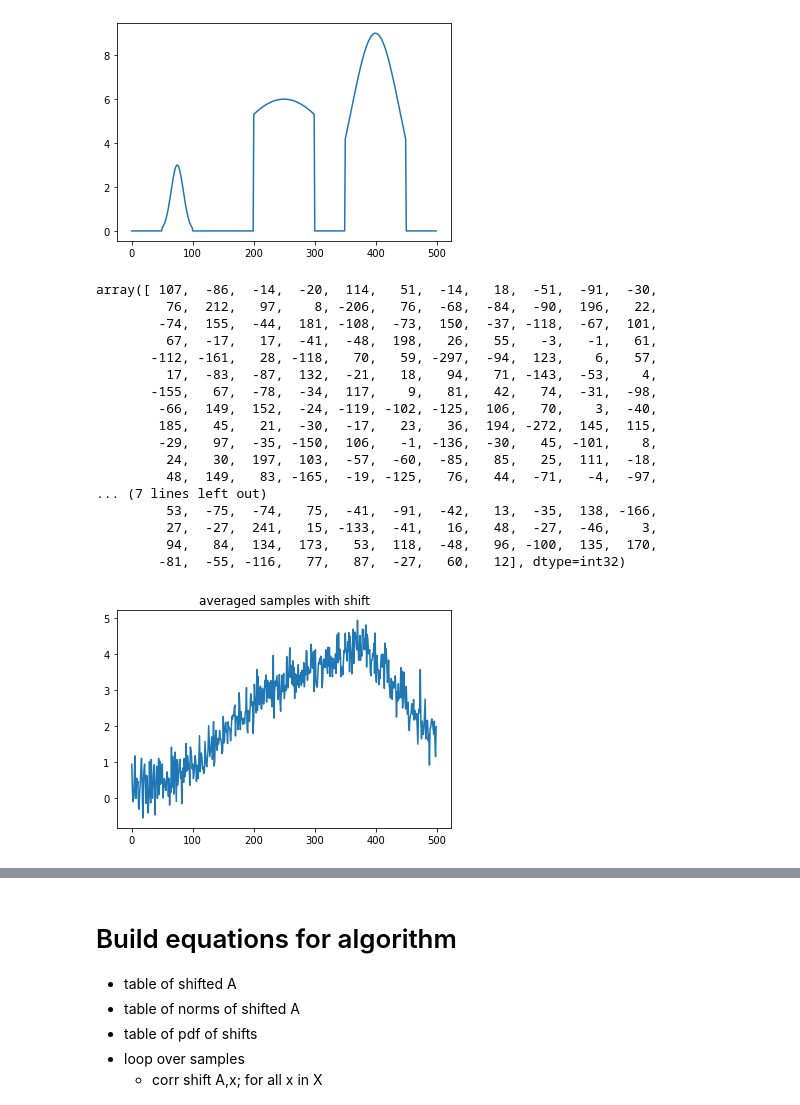
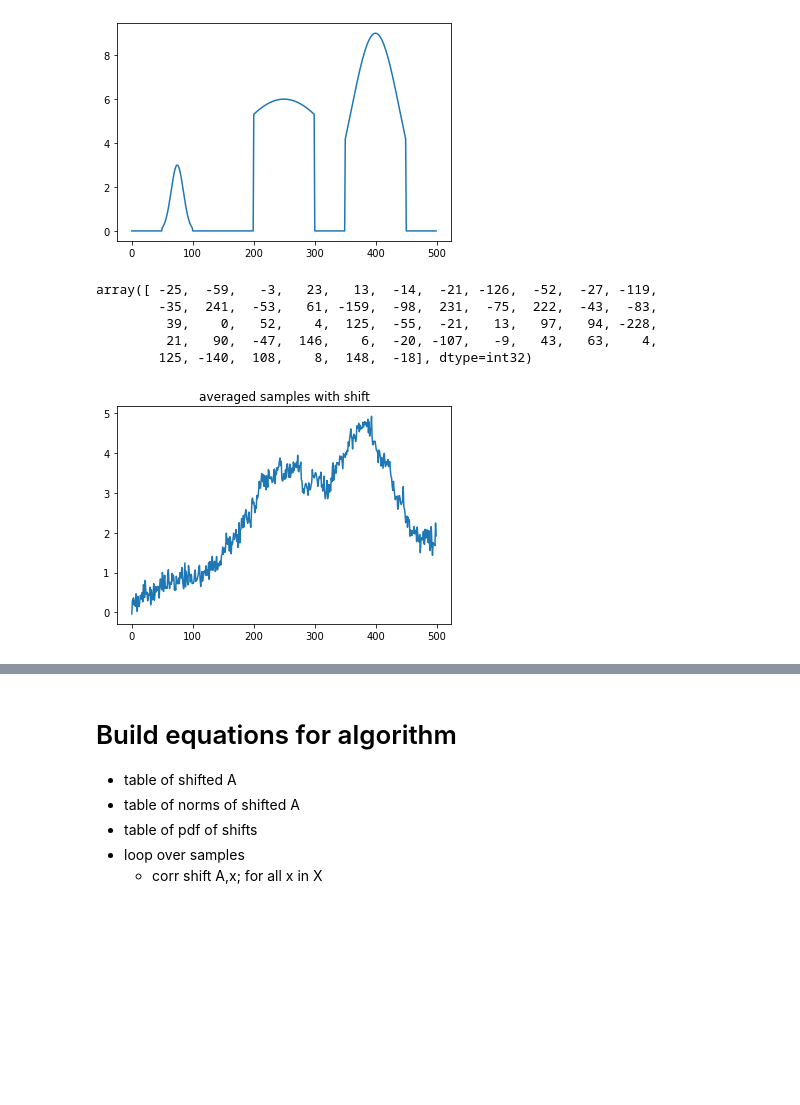
Before and after one commit to geoffwoollard/learn_cryoem_math, a Jupyter notebook: nb/1d_class.ipynb, the cells around one changed output, grey strips where cells are left out. Cells and saved outputs as stored; diff of their text form; code cells hidden in the pictures; blank space fills up the shorter version.

```diff
--- a/nb/1d_class.ipynb
+++ b/nb/1d_class.ipynb
@@ -17,8 +19,8 @@ import matplotlib.pyplot as plt
 # %%
-N = 500
-M=250
+M = 500
+N=50
 sigma = 6
-A = np.zeros(N)
+A = np.zeros(M)
 span=50
 std=10
 A[1*span:2*span] = 3*scipy.signal.gaussian(1*span,1*std)
@@ -40,38 +42,28 @@ def shift_zeropad(x,shift):
 
   return(x)
 # %%
-def make_fake(A,sigma,sigma_shift,return_shift=False):
-  shift = np.ceil(sigma_shift*np.random.normal()).astype(int)
+def make_fake(A,sigma,sigma_shift,mean_shift=0,return_shift=False):
+  shift = np.ceil(np.random.normal(size=1,loc=mean_shift,scale=sigma_shift)).astype(int)[0]
   x=shift_zeropad(A,shift)
   x += sigma*np.random.normal(size=A.shape)
   if return_shift: return(x,shift)
   else: return(x)
 # %%
 sigma_shift=100
-X = np.zeros((M,N))
-true_shifts = np.zeros(M,dtype=np.int32)
-for i in range(M):
-  X[i,:], true_shifts[i] = make_fake(A.copy(),sigma,sigma_shift=sigma_shift,return_shift=True)
+mean_shift=0
+X = np.zeros((N,M))
+true_shifts = np.zeros(N,dtype=np.int32)
+sigma=1
+for i in range(N):
+  X[i,:], true_shifts[i] = make_fake(A.copy(),sigma,sigma_shift=sigma_shift,mean_shift=mean_shift,return_shift=True)
 
 pd.Series(X.mean(0)).plot(title='averaged samples with shift')
 true_shifts
 # %% [output]
-array([ 107,  -86,  -14,  -20,  114,   51,  -14,   18,  -51,  -91,  -30,
-         76,  212,   97,    8, -206,   76,  -68,  -84,  -90,  196,   22,
-        -74,  155,  -44,  181, -108,  -73,  150,  -37, -118,  -67,  101,
-         67,  -17,   17,  -41,  -48,  198,   26,   55,   -3,   -1,   61,
-       -112, -161,   28, -118,   70,   59, -297,  -94,  123,    6,   57,
-         17,  -83,  -87,  132,  -21,   18,   94,   71, -143,  -53,    4,
-       -155,   67,  -78,  -34,  117,    9,   81,   42,   74,  -31,  -98,
-        -66,  149,  152,  -24, -119, -102, -125,  106,   70,    3,  -40,
-        185,   45,   21,  -30,  -17,   23,   36,  194, -272,  145,  115,
-        -29,   97,  -35, -150,  106,   -1, -136,  -30,   45, -101,    8,
-         24,   30,  197,  103,  -57,  -60,  -85,   85,   25,  111,  -18,
-         48,  149,   83, -165,  -19, -125,   76,   44,  -71,   -4,  -97,
-... (7 lines left out)
-         53,  -75,  -74,   75,  -41,  -91,  -42,   13,  -35,  138, -166,
-         27,  -27,  241,   15, -133,  -41,   16,   48,  -27,  -46,    3,
-         94,   84,  134,  173,   53,  118,  -48,   96, -100,  135,  170,
-        -81,  -55, -116,   77,   87,  -27,   60,   12], dtype=int32)
+array([ -25,  -59,   -3,   23,   13,  -14,  -21, -126,  -52,  -27, -119,
+        -35,  241,  -53,   61, -159,  -98,  231,  -75,  222,  -43,  -83,
+         39,    0,   52,    4,  125,  -55,  -21,   13,   97,   94, -228,
+         21,   90,  -47,  146,    6,  -20, -107,   -9,   43,   63,    4,
+        125, -140,  108,    8,  148,  -18], dtype=int32)
-[figure, old version]
+[figure, new version]
 # %%
```
Also changed, not shown: parts of 54 cells of this notebook.
